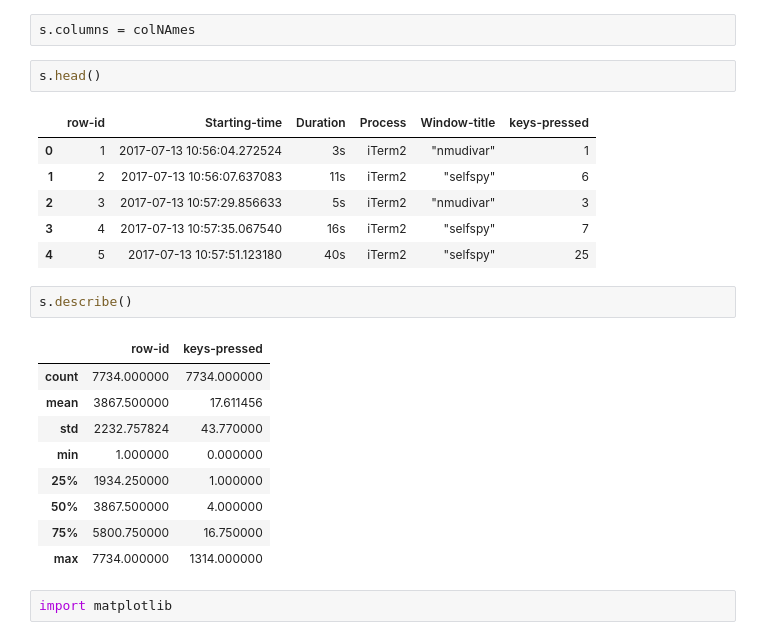
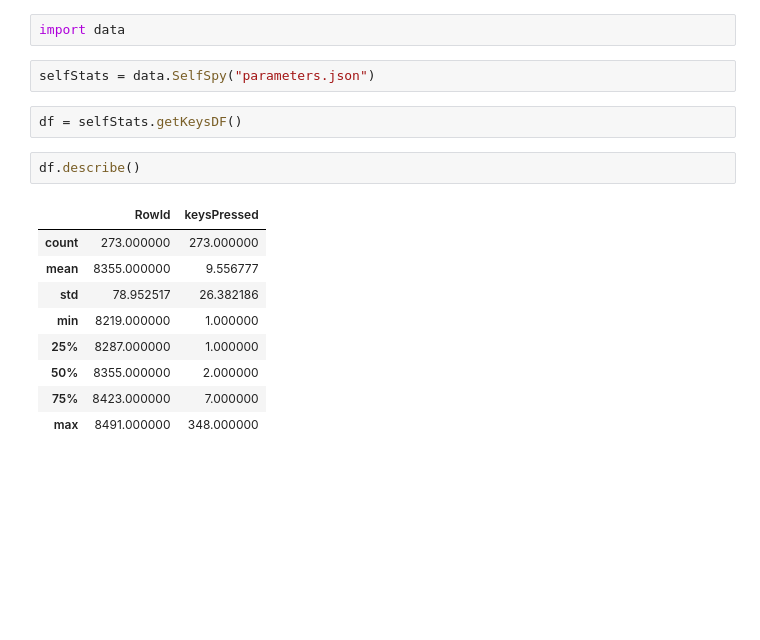
Before and after one commit to naren-m/QuantifiedSelf, a Jupyter notebook: visualize/playground.ipynb, the cells around one changed output. Saved outputs shown, nothing was run; the diff lists cells and outputs as text; blank space fills up the shorter version.

Commit message:
Defined a class for selfpsy stats

```diff
--- a/visualize/playground.ipynb
+++ b/visualize/playground.ipynb
@@ -97,25 +1,18 @@ colNames = ["row-id",  "Starting-time",  "Duration", "Process", "Window-title",
-# %%
-s.columns = colNAmes
-# %%
-s.head()
-# %% [output]
-|  | row-id | Starting-time | Duration | Process | Window-title | keys-pressed |
-| 0 | 1 | 2017-07-13 10:56:04.272524 | 3s | iTerm2 | "nmudivar" | 1 |
-| 1 | 2 | 2017-07-13 10:56:07.637083 | 11s | iTerm2 | "selfspy" | 6 |
-| 2 | 3 | 2017-07-13 10:57:29.856633 | 5s | iTerm2 | "nmudivar" | 3 |
-| 3 | 4 | 2017-07-13 10:57:35.067540 | 16s | iTerm2 | "selfspy" | 7 |
-| 4 | 5 | 2017-07-13 10:57:51.123180 | 40s | iTerm2 | "selfspy" | 25 |
+# %%
+import data
+# %%
+selfStats = data.SelfSpy("parameters.json")
+# %%
+df = selfStats.getKeysDF()
 # %%
-s.describe()
+df.describe()
 # %% [output]
-|  | row-id | keys-pressed |
-| count | 7734.000000 | 7734.000000 |
-| mean | 3867.500000 | 17.611456 |
-| std | 2232.757824 | 43.770000 |
-| min | 1.000000 | 0.000000 |
-| 25% | 1934.250000 | 1.000000 |
-| 50% | 3867.500000 | 4.000000 |
-| 75% | 5800.750000 | 16.750000 |
-| max | 7734.000000 | 1314.000000 |
+|  | RowId | keysPressed |
+| count | 273.000000 | 273.000000 |
+| mean | 8355.000000 | 9.556777 |
+| std | 78.952517 | 26.382186 |
+| min | 8219.000000 | 1.000000 |
+| 25% | 8287.000000 | 1.000000 |
+| 50% | 8355.000000 | 2.000000 |
+| 75% | 8423.000000 | 7.000000 |
+| max | 8491.000000 | 348.000000 |
-# %%
-import matplotlib
```
Also changed, not shown: parts of 27 cells of this notebook, 7 other files.
